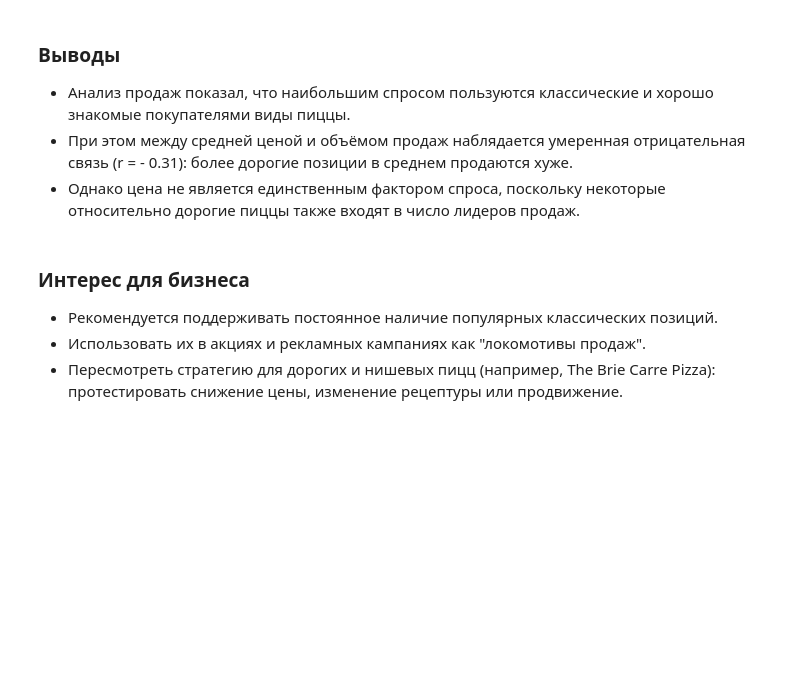
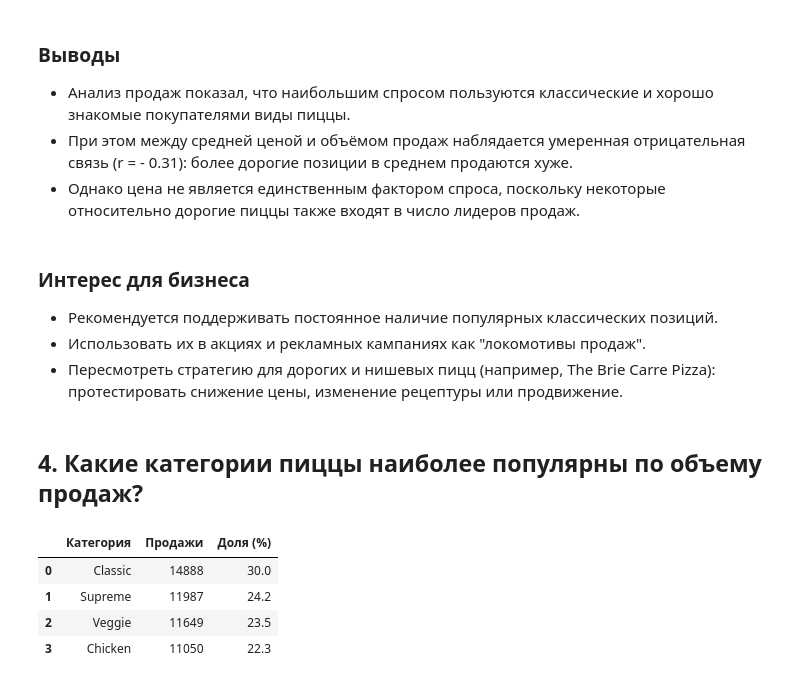
Before and after one commit to WhosArt/pizza_hut_da, a Jupyter notebook: pizzahut_analysis.ipynb, the cells around one changed output. Cells and saved outputs as stored; diff of their text form; code cells hidden in the pictures; blank space fills up the shorter version.

```diff
--- a/pizzahut_analysis.ipynb
+++ b/pizzahut_analysis.ipynb
@@ -752,3 +753,29 @@ print("====================================================")
 - Рекомендуется поддерживать постоянное наличие популярных классических позиций.
 - Использовать их в акциях и рекламных кампаниях как "локомотивы продаж".
 - Пересмотреть стратегию для дорогих и нишевых пицц (например, The Brie Carre Pizza): протестировать снижение цены, изменение рецептуры или продвижение.
+# %% [markdown]
+## **4. Какие категории пиццы наиболее популярны по объему продаж?**
+# %%
+popular_category_per_orders = (
+    df.groupby('category')['quantity']
+    .sum()
+    .sort_values(ascending=False)
+    .reset_index()
+)
+
+
+result = popular_category_per_orders.copy()
+result.columns = ['Категория', 'Продажи']
+
+result['Доля (%)'] = (
+    result['Продажи'] /
+    result['Продажи'].sum() * 100
+).round(1)
+
+result
+# %% [output]
+|  | Категория | Продажи | Доля (%) |
+| 0 | Classic | 14888 | 30.0 |
+| 1 | Supreme | 11987 | 24.2 |
+| 2 | Veggie | 11649 | 23.5 |
+| 3 | Chicken | 11050 | 22.3 |
```
Also changed, not shown: parts of 7 cells of this notebook.
